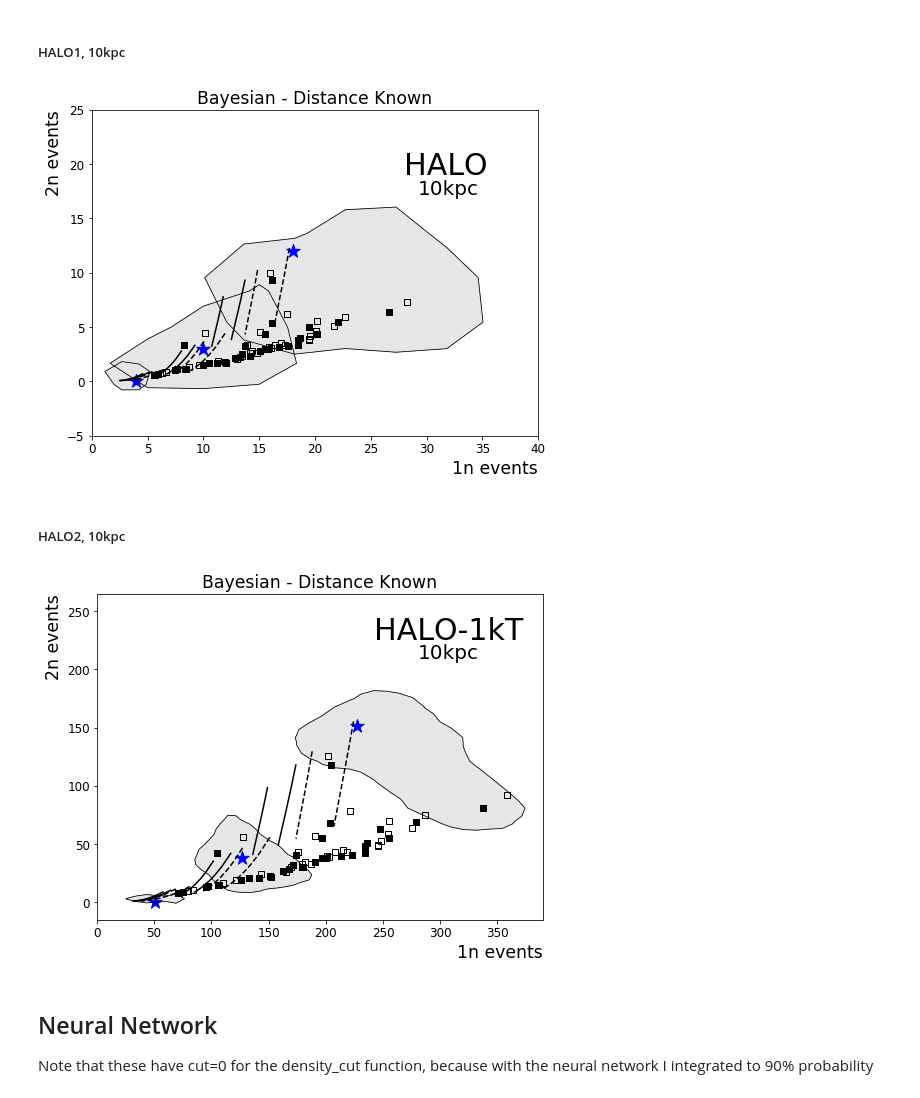
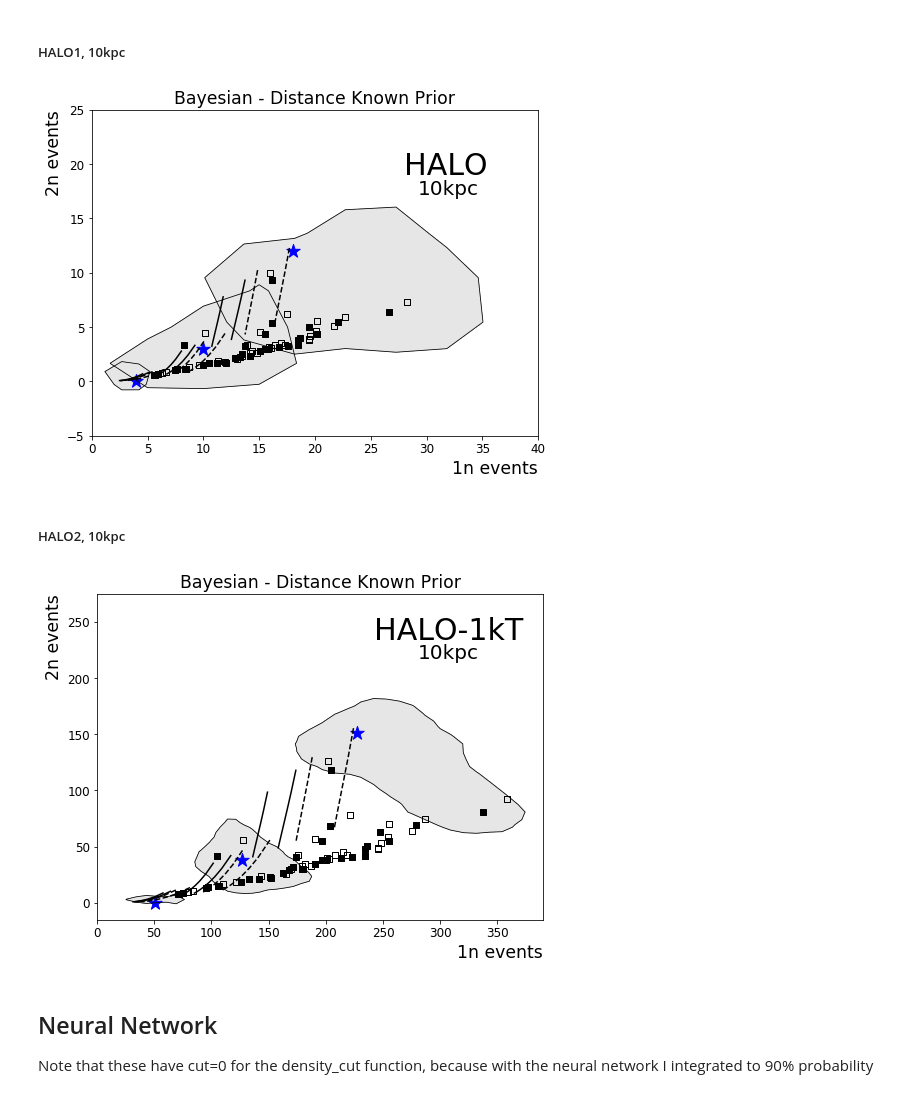
Before and after one commit to jfcrenshaw/halo, a Jupyter notebook: unfolding_plots.ipynb, the cells around one changed output. Cells and saved outputs as stored; diff of their text form; code cells hidden in the pictures.

Commit message:
Adding more bayesian plots to the plotting notebook. Realized I need to expand the x and y maxes on the dist unknown and positive plane priors for use with HALO2. Going to redo those unfoldings now.

```diff
--- a/unfolding_plots.ipynb
+++ b/unfolding_plots.ipynb
@@ -329,55 +534,55 @@ xB2_3,yB2_3,zB2_3,cutB2_3 = density_cut(oneN_, twoN_,xmin,xmax,ymin,ymax,xres,yr
 #scatter(oneN_,twoN_,ax)
 # %%
 # Figure for HALO 1, 10kpc, 18v12 10vs3 4v0
-figB2,axB2 = plt.subplots(1,1,figsize=figsize)
+figBdk2,axBdk2 = plt.subplots(1,1,figsize=figsize)
 
-contours(xB2_1,yB2_1,zB2_1,cutB2_1,axB2)
-contours(xB2_2,yB2_2,zB2_2,cutB2_2,axB2)
-contours(xB2_3,yB2_3,zB2_3,cutB2_3,axB2)
+contours(xBdk2_1,yBdk2_1,zBdk2_1,cutBdk2_1,axBdk2)
+contours(xBdk2_2,yBdk2_2,zBdk2_2,cutBdk2_2,axBdk2)
+contours(xBdk2_3,yBdk2_3,zBdk2_3,cutBdk2_3,axBdk2)
 
-other_sn_models(axB2,1,10,False)
-snowglobes_curves(axB2,1,10,False)
+other_sn_models(axBdk2,1,10,False)
+snowglobes_curves(axBdk2,1,10,False)
 
 # Truth values
 Truth = [[18,10,4],[12,3,0]]
-axB2.scatter(Truth[0],Truth[1],color='b',marker='*',s=truth_size)
+axBdk2.scatter(Truth[0],Truth[1],color='b',marker='*',s=truth_size)
 
 # Title
-axB2.set_title('Bayesian - Distance Known')
-axB2.text(0.7,0.8,'HALO',fontsize=exp_size,transform=axB2.transAxes)
-axB2.text(0.73,0.74,'10kpc',fontsize=dist_size,transform=axB2.transAxes)
+axBdk2.set_title('Bayesian - Distance Known Prior')
+axBdk2.text(0.7,0.8,'HALO',fontsize=exp_size,transform=axBdk2.transAxes)
+axBdk2.text(0.73,0.74,'10kpc',fontsize=dist_size,transform=axBdk2.transAxes)
 
 
-axB2.set_xlim(0,40)
-axB2.set_ylim(-5,25)
+axBdk2.set_xlim(0,40)
+axBdk2.set_ylim(-5,25)
 
 pylab.savefig('./figures/bayesian_distKnown_unfolding_halo1_10kpc.png')
 
 plt.show()
 # %% [output]
-[figure, old version]
+[figure, new version]
 # %% [markdown]
 ##### HALO2, 10kpc
 # %%
 # Data for HALO 2, 10kpc, 227v151 127vs38 51v0
-h2_10kpc_227v151_1n, h2_10kpc_227v151_2n = np.load(unfolded_location+'halo2_10kpc_227v151_unfolded_bayesian.npy')
-h2_10kpc_127v38_1n,  h2_10kpc_127v38_2n  = np.load(unfolded_location+'halo2_10kpc_127v38_unfolded_bayesian.npy')
-h2_10kpc_51v0_1n,    h2_10kpc_51v0_2n    = np.load(unfolded_location+'halo2_10kpc_51v0_unfolded_bayesian.npy')
+h2_10kpc_227v151_1n, h2_10kpc_227v151_2n = np.load(unfolded_location+'halo2_10kpc_227v151_unfolded_bayesian_distKnown.npy')
+h2_10kpc_127v38_1n,  h2_10kpc_127v38_2n  = np.load(unfolded_location+'halo2_10kpc_127v38_unfolded_bayesian_distKnown.npy')
+h2_10kpc_51v0_1n,    h2_10kpc_51v0_2n    = np.load(unfolded_location+'halo2_10kpc_51v0_unfolded_bayesian_distKnown.npy')
 # %%
 # HALO 2, 10kpc, 227v151
 xmin = -50; xmax = 500; ymin = 0; ymax = 330
 xres = 50j; yres = 50j
-xB3_1,yB3_1,zB3_1,cutB3_1 = density_cut(h2_10kpc_227v151_1n,h2_10kpc_227v151_2n,xmin,xmax,ymin,ymax,xres,yres)
+xBdk3_1,yBdk3_1,zBdk3_1,cutBdk3_1 = density_cut(h2_10kpc_227v151_1n,h2_10kpc_227v151_2n,xmin,xmax,ymin,ymax,xres,yres)
 #fig,ax = plt.subplots(1,1,figsize=figsize)
-#contours(xB3_1,yB3_1,zB3_1,cutB3_1,ax)
+#contours(xBdk3_1,yBdk3_1,zBdk3_1,cutBdk3_1,ax)
 #scatter(h2_10kpc_227v151_1n,h2_10kpc_227v151_2n,ax)
 # %%
 # HALO 2, 10kpc, 127vs38
 xmin = -50; xmax = 300; ymin = -20; ymax = 150
 xres = 50j; yres = 40j
-xB3_2,yB3_2,zB3_2,cutB3_2 = density_cut(h2_10kpc_127v38_1n,h2_10kpc_127v38_2n,xmin,xmax,ymin,ymax,xres,yres)
+xBdk3_2,yBdk3_2,zBdk3_2,cutBdk3_2 = density_cut(h2_10kpc_127v38_1n,h2_10kpc_127v38_2n,xmin,xmax,ymin,ymax,xres,yres)
 #fig,ax = plt.subplots(1,1,figsize=figsize)
-#contours(xB3_2,yB3_2,zB3_2,cutB3_2,ax)
+#contours(xBdk3_2,yBdk3_2,zBdk3_2,cutBdk3_2,ax)
 #scatter(h2_10kpc_127v38_1n,h2_10kpc_127v38_2n,ax)
 # %%
 # HALO 2, 10kpc, 51vs0
@@ -385,39 +590,39 @@ xmin = 0; xmax = 130; ymin = -20; ymax = 40
 xres = 16j; yres = 14j
 oneN_,twoN_ = zero_fix(h2_10kpc_51v0_1n,h2_10kpc_51v0_2n)
 twoN_ = [i+1 for i in twoN_]
-xB3_3,yB3_3,zB3_3,cutB3_3 = density_cut(oneN_,twoN_,xmin,xmax,ymin,ymax,xres,yres)
+xBdk3_3,yBdk3_3,zBdk3_3,cutBdk3_3 = density_cut(oneN_,twoN_,xmin,xmax,ymin,ymax,xres,yres)
 #fig,ax = plt.subplots(1,1,figsize=figsize)
-#contours(xB3_3,yB3_3,zB3_3,cutB3_3,ax)
+#contours(xBdk3_3,yBdk3_3,zBdk3_3,cutBdk3_3,ax)
 #scatter(h2_10kpc_51v0_1n,h2_10kpc_51v0_2n,ax)
 # %%
 # Figure for HALO 2, 10kpc, 227v151 127vs38 51v0
-figB3,axB3 = plt.subplots(1,1,figsize=figsize)
+figBdk3,axBdk3 = plt.subplots(1,1,figsize=figsize)
 
-contours(xB3_1,yB3_1,zB3_1,cutB3_1,axB3)
-contours(xB3_2,yB3_2,zB3_2,cutB3_2,axB3)
-contours(xB3_3,yB3_3,zB3_3,cutB3_3,axB3)
+contours(xBdk3_1,yBdk3_1,zBdk3_1,cutBdk3_1,axBdk3)
+contours(xBdk3_2,yBdk3_2,zBdk3_2,cutBdk3_2,axBdk3)
+contours(xBdk3_3,yBdk3_3,zBdk3_3,cutBdk3_3,axBdk3)
 
-other_sn_models(axB3,2,10,False)
-snowglobes_curves(axB3,2,10,False)
+other_sn_models(axBdk3,2,10,False)
+snowglobes_curves(axBdk3,2,10,False)
 
 # Truth values
 Truth = [[227,127,51],[151,38,0]]
-axB3.scatter(Truth[0],Truth[1],color='b',marker='*',s=truth_size)
+axBdk3.scatter(Truth[0],Truth[1],color='b',marker='*',s=truth_size)
 
 # Title
-axB3.set_title('Bayesian - Distance Known')
-axB3.text(0.62,0.86,'HALO-1kT',fontsize=exp_size,transform=axB3.transAxes)
-axB3.text(0.72,0.80,'10kpc',fontsize=dist_size,transform=axB3.transAxes)
+axBdk3.set_title('Bayesian - Distance Known Prior')
+axBdk3.text(0.62,0.86,'HALO-1kT',fontsize=exp_size,transform=axBdk3.transAxes)
+axBdk3.text(0.72,0.80,'10kpc',fontsize=dist_size,transform=axBdk3.transAxes)
 
 
-axB3.set_xlim(0,390)
-axB3.set_ylim(-15,265)
+axBdk3.set_xlim(0,390)
+axBdk3.set_ylim(-15,275)
 
 pylab.savefig('./figures/bayesian_distKnown_unfolding_halo2_10kpc.png')
 
 plt.show()
 # %% [output]
-[figure, old version]
+[figure, new version]
 # %% [markdown]
 ## Neural Network
 
```
Also changed, not shown: parts of 28 cells of this notebook, 12 other files.
